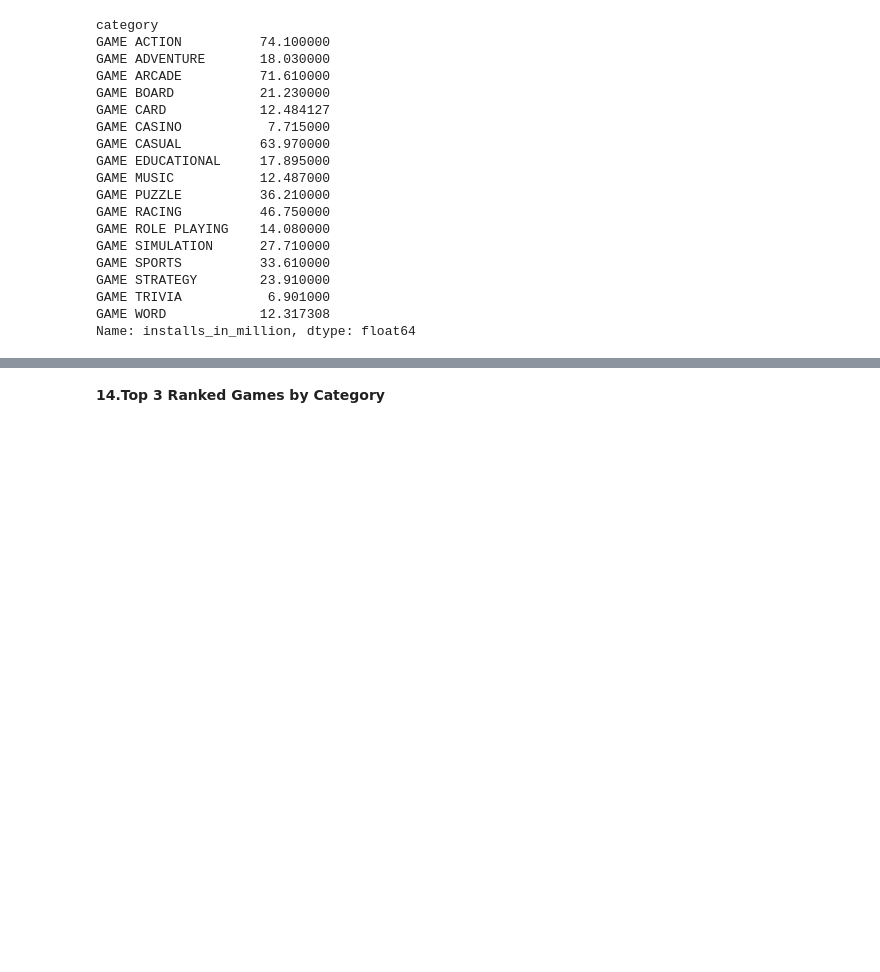
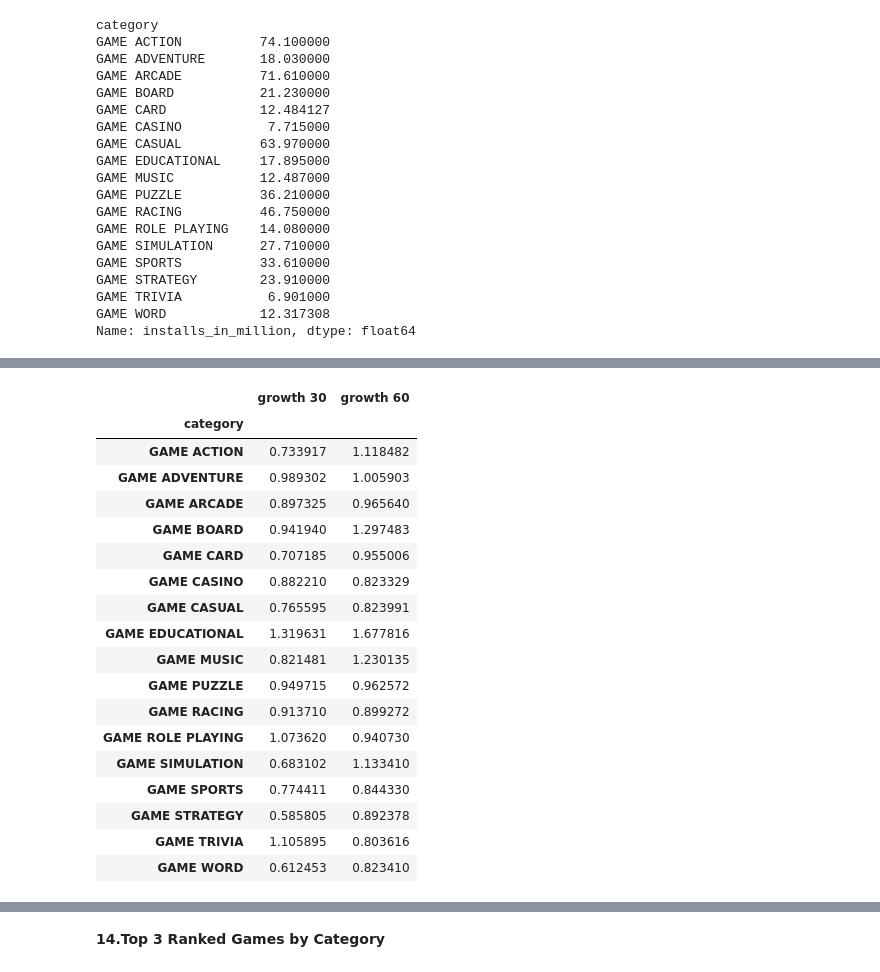
Before and after one commit to shardul1501/kubixsquare_ml_team6, a Jupyter notebook: EDA.ipynb, the cells around one changed output, grey strips where cells are left out. Saved outputs shown, nothing was run; the diff lists cells and outputs as text; code cells hidden in the pictures; blank space fills up the shorter version.

Commit message:
Growth plot modified

```diff
--- a/EDA.ipynb
+++ b/EDA.ipynb
@@ -379,2 +380,26 @@ GAME WORD             55.725000
 Name: growth (60 days), dtype: float64
+# %%
+growth_by_category = pd.concat([growth_by_category_30, growth_by_category_60], axis=1, keys=data['category'])
+growth_by_category.columns = ['growth 30', 'growth 60']
+growth_by_category
+# %% [output]
+|  | growth 30 | growth 60 |
+| category |  |  |
+| GAME ACTION | 0.733917 | 1.118482 |
+| GAME ADVENTURE | 0.989302 | 1.005903 |
+| GAME ARCADE | 0.897325 | 0.965640 |
+| GAME BOARD | 0.941940 | 1.297483 |
+| GAME CARD | 0.707185 | 0.955006 |
+| GAME CASINO | 0.882210 | 0.823329 |
+| GAME CASUAL | 0.765595 | 0.823991 |
+| GAME EDUCATIONAL | 1.319631 | 1.677816 |
+| GAME MUSIC | 0.821481 | 1.230135 |
+| GAME PUZZLE | 0.949715 | 0.962572 |
+| GAME RACING | 0.913710 | 0.899272 |
+| GAME ROLE PLAYING | 1.073620 | 0.940730 |
+| GAME SIMULATION | 0.683102 | 1.133410 |
+| GAME SPORTS | 0.774411 | 0.844330 |
+| GAME STRATEGY | 0.585805 | 0.892378 |
+| GAME TRIVIA | 1.105895 | 0.803616 |
+| GAME WORD | 0.612453 | 0.823410 |
 # %%
```
Also changed, not shown: parts of 9 cells of this notebook, 1 other file.
